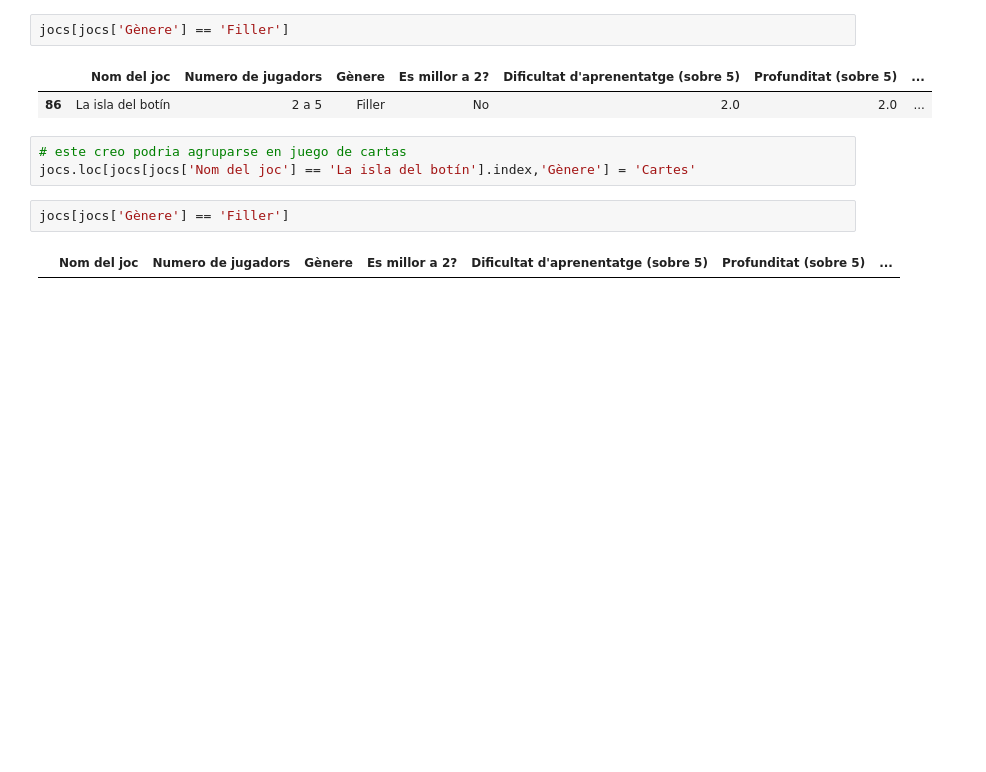
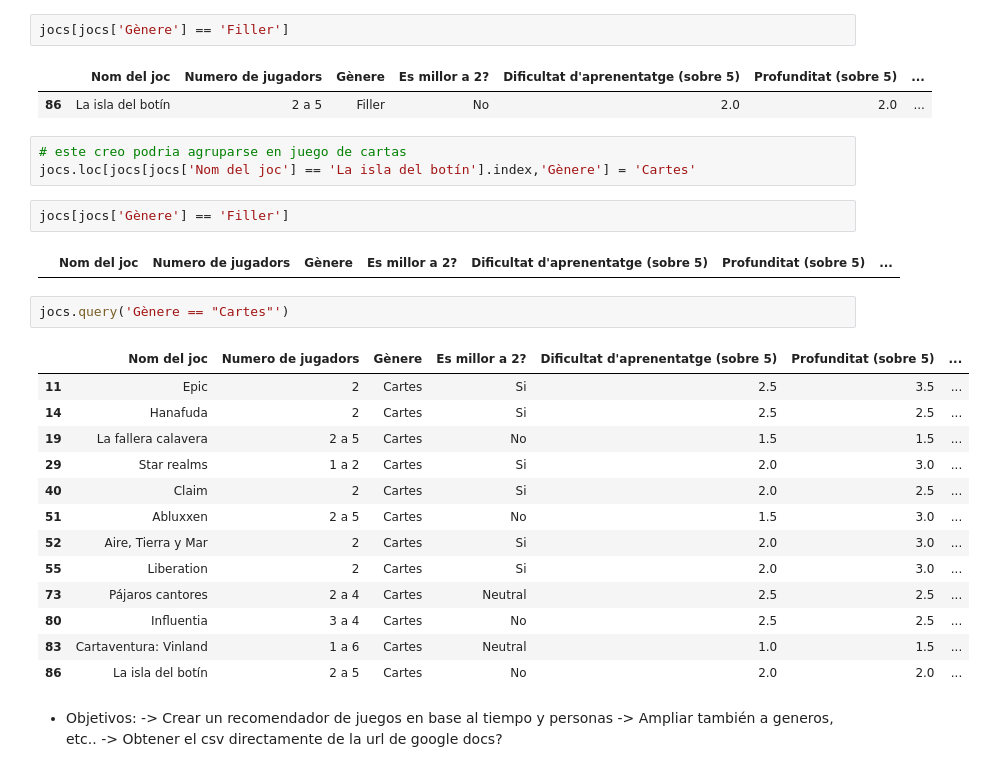
Before and after one commit to GerardDD/Jocs_de_taula, a Jupyter notebook: Jocs.ipynb, the cells around one changed output. Drawn from its saved outputs; the diff is of its cells as text; blank space fills up the shorter version.

Commit message:
añadidos posibles objetivos/mini proyectos

```diff
--- a/Jocs.ipynb
+++ b/Jocs.ipynb
@@ -81,3 +81,24 @@ jocs.loc[jocs[jocs['Nom del joc'] == 'La isla del botín'].index,'Gènere'] = 'C
 jocs[jocs['Gènere'] == 'Filler']
 # %% [output]
 |  | Nom del joc | Numero de jugadors | Gènere | Es millor a 2? | Dificultat d'aprenentatge (sobre 5) | Profunditat (sobre 5) | ... |
+# %%
+jocs.query('Gènere == "Cartes"')
+# %% [output]
+|  | Nom del joc | Numero de jugadors | Gènere | Es millor a 2? | Dificultat d'aprenentatge (sobre 5) | Profunditat (sobre 5) | ... |
+| 11 | Epic | 2 | Cartes | Si | 2.5 | 3.5 | ... |
+| 14 | Hanafuda | 2 | Cartes | Si | 2.5 | 2.5 | ... |
+| 19 | La fallera calavera | 2 a 5 | Cartes | No | 1.5 | 1.5 | ... |
+| 29 | Star realms | 1 a 2 | Cartes | Si | 2.0 | 3.0 | ... |
+| 40 | Claim | 2 | Cartes | Si | 2.0 | 2.5 | ... |
+| 51 | Abluxxen | 2 a 5 | Cartes | No | 1.5 | 3.0 | ... |
+| 52 | Aire, Tierra y Mar | 2 | Cartes | Si | 2.0 | 3.0 | ... |
+| 55 | Liberation | 2 | Cartes | Si | 2.0 | 3.0 | ... |
+| 73 | Pájaros cantores | 2 a 4 | Cartes | Neutral | 2.5 | 2.5 | ... |
+| 80 | Influentia | 3 a 4 | Cartes | No | 2.5 | 2.5 | ... |
+| 83 | Cartaventura: Vinland | 1 a 6 | Cartes | Neutral | 1.0 | 1.5 | ... |
+| 86 | La isla del botín | 2 a 5 | Cartes | No | 2.0 | 2.0 | ... |
+# %% [markdown]
+ - Objetivos:
+ -> Crear un recomendador de juegos en base al tiempo y personas
+ -> Ampliar también a generos, etc..
+ -> Obtener el csv directamente de la url de google docs?
```
